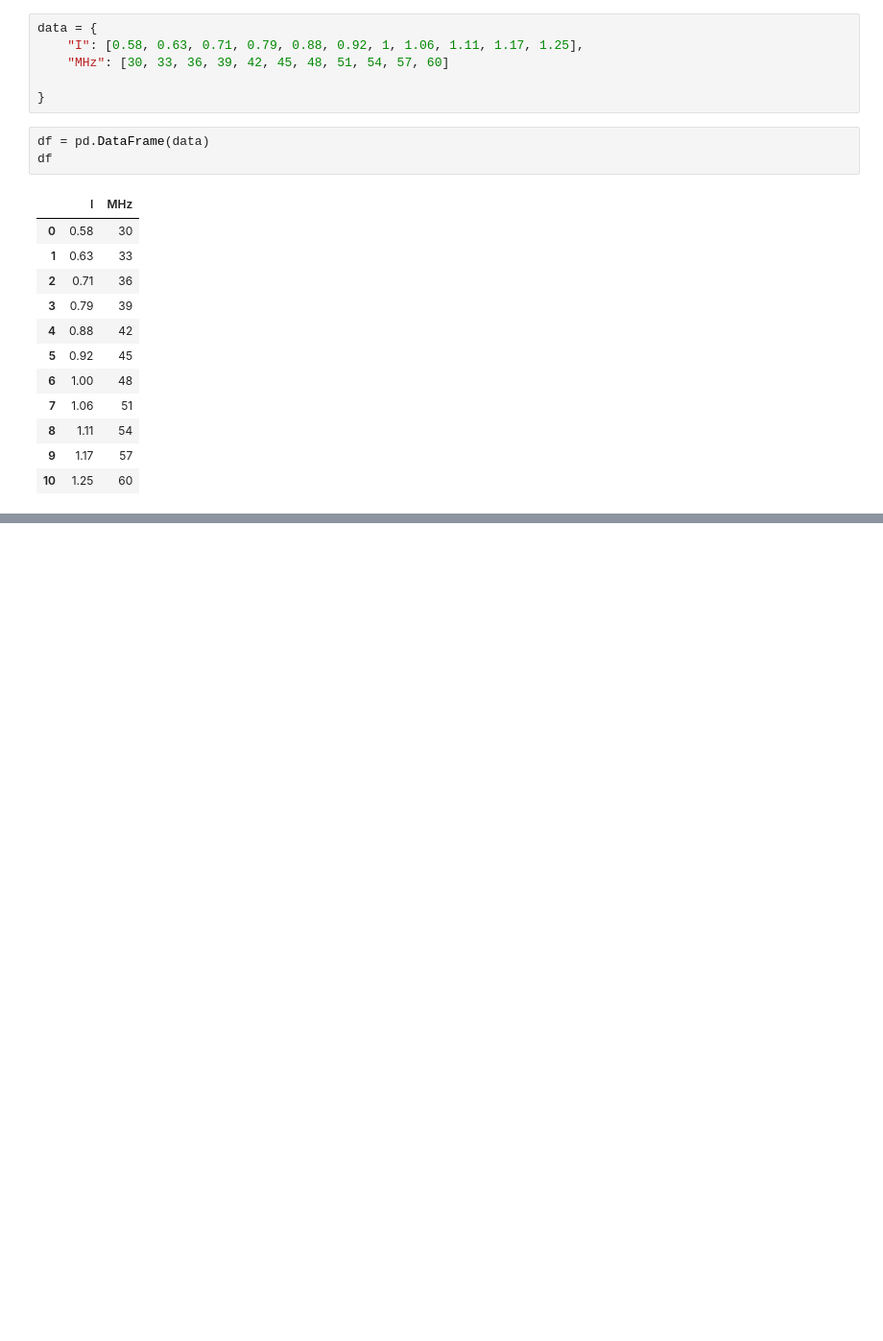
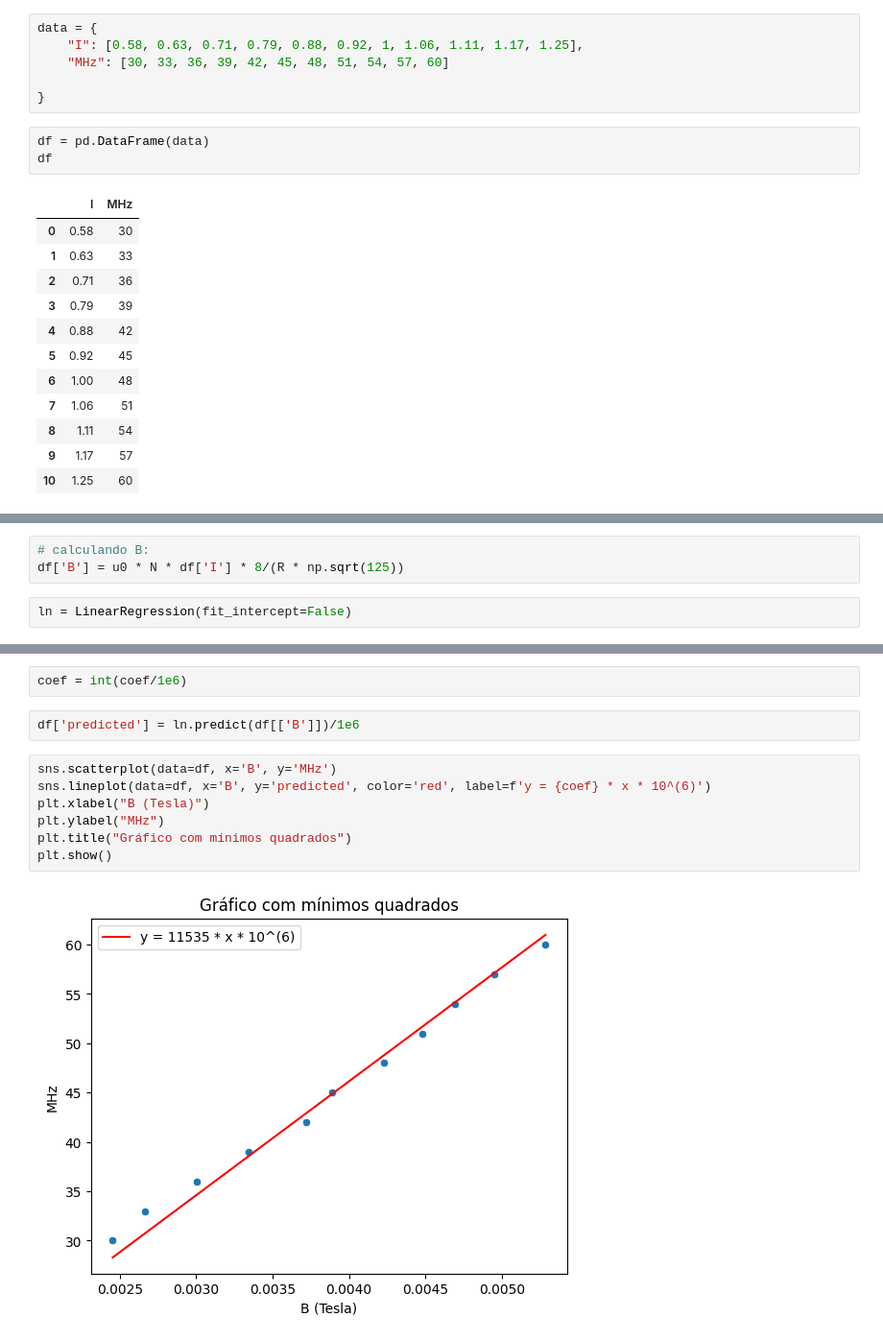
Before and after one commit to ms-cmy/relatorios-2024-est2, a Jupyter notebook: relatorio_4/experimento.ipynb, the cells around one changed output, grey strips where cells are left out. Shown at 96% size. Saved outputs shown, nothing was run; the diff lists cells and outputs as text; blank space fills up the shorter version.

```diff
--- a/relatorio_4/experimento.ipynb
+++ b/relatorio_4/experimento.ipynb
@@ -32,0 +66,5 @@ df.to_csv('dados', sep=' ', index=False)
+# %%
+# calculando B:
+df['B'] = u0 * N * df['I'] * 8/(R * np.sqrt(125))
+# %%
+ln = LinearRegression(fit_intercept=False)
@@ -32,0 +83,13 @@ df.to_csv('dados', sep=' ', index=False)
+# %%
+coef = int(coef/1e6)
+# %%
+df['predicted'] = ln.predict(df[['B']])/1e6
+# %%
+sns.scatterplot(data=df, x='B', y='MHz')
+sns.lineplot(data=df, x='B', y='predicted', color='red', label=f'y = {coef} * x * 10^(6)')
+plt.xlabel("B (Tesla)")
+plt.ylabel("MHz")
+plt.title("Gráfico com mínimos quadrados")
+plt.show()
+# %% [output]
+[figure, added]
```
Also changed, not shown: parts of 16 cells of this notebook, 6 other files.
